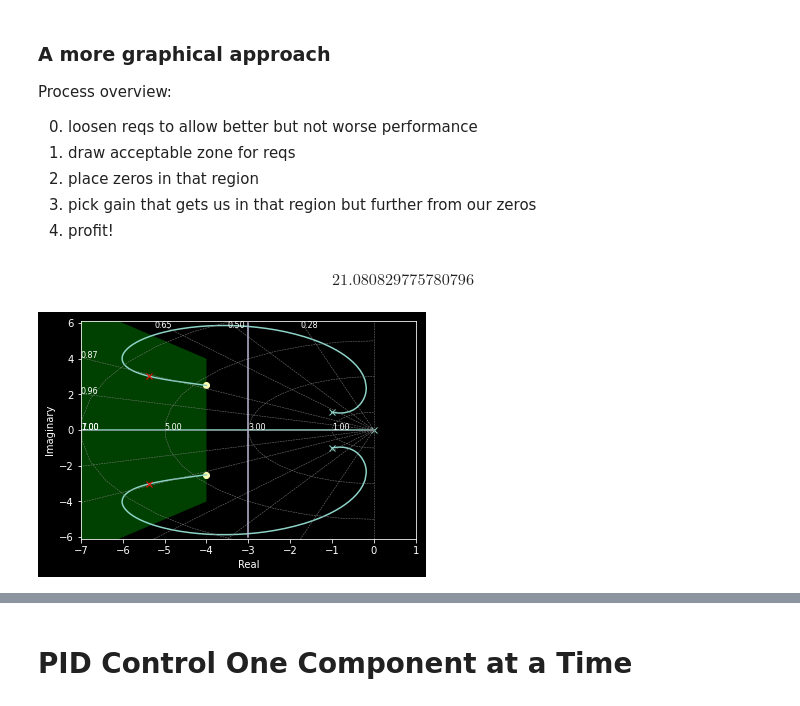
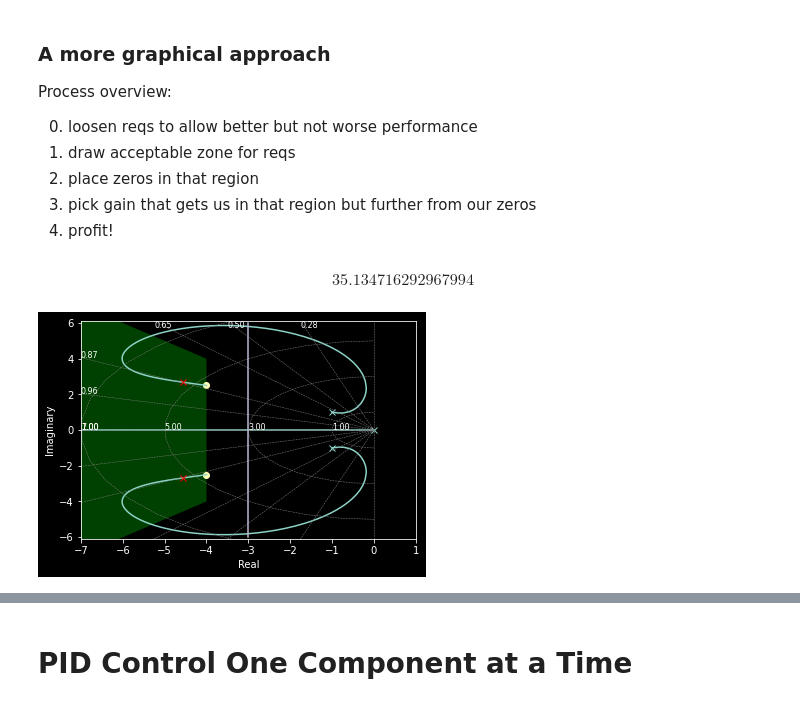
Before and after one commit to christakahashi/ECE447, a Jupyter notebook: lectures/root-locus-design.ipynb, the cells around one changed output, grey strips where cells are left out. Cells and saved outputs as stored; diff of their text form; code cells hidden in the pictures.

Commit message:
tweak gains

```diff
--- a/lectures/root-locus-design.ipynb
+++ b/lectures/root-locus-design.ipynb
@@ -277,18 +277,19 @@ Process overview:
 # %%
 sys = tf([1,8,89/4],[1,2,2,0])#places poles at 4+/-2.5j
 r,k=root_locus(sys,xlim=(-7,1))
 plt.plot([-3,-3],[-6,6])
 ax = plt.gca()
 x=np.linspace(-4,-8,20)
+#line is for illustration purposes.  I didn't compute it.
 y=-x
 y2=x
 ax.fill_between(x,y,y2,facecolor='green',alpha=0.5)
 
 #plot poles at the 100'th point generated by root_locus
-pp = r[100]
+pp = r[150]
 plt.plot(np.real(pp),np.imag(pp),'xr')
 #show gain
-k[100] #this is our gain
+k[150] #this is our gain
 # %% [output]
-$$21.080829775780796$$
+$$35.134716292967994$$
-[figure, old version]
+[figure, new version]
```
Also changed, not shown: parts of 1 cell of this notebook.
